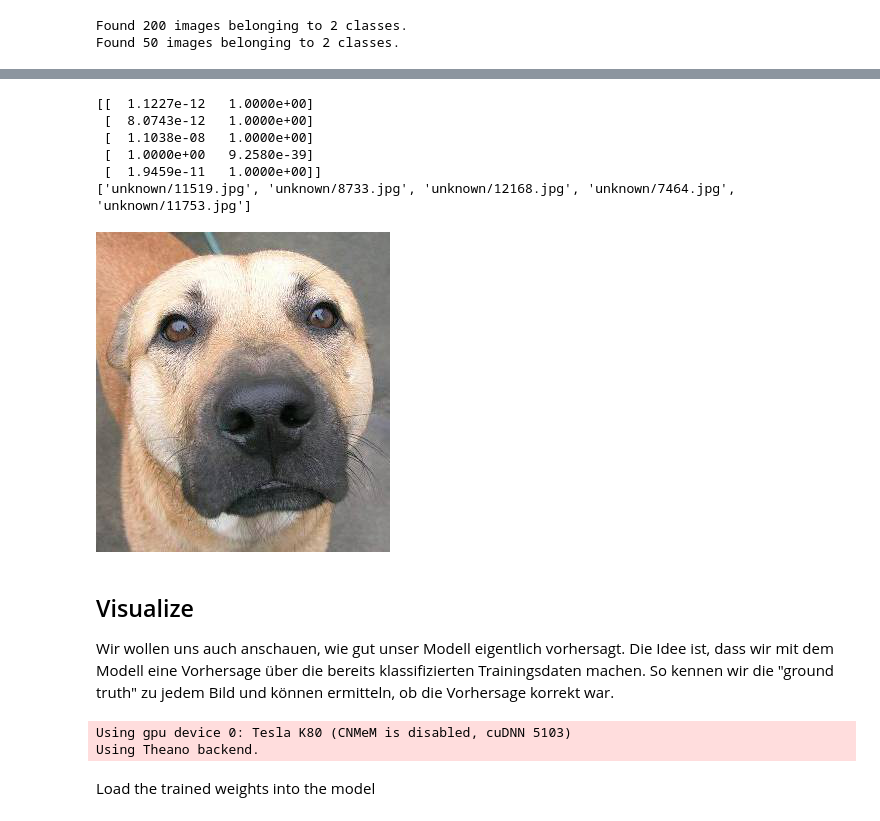
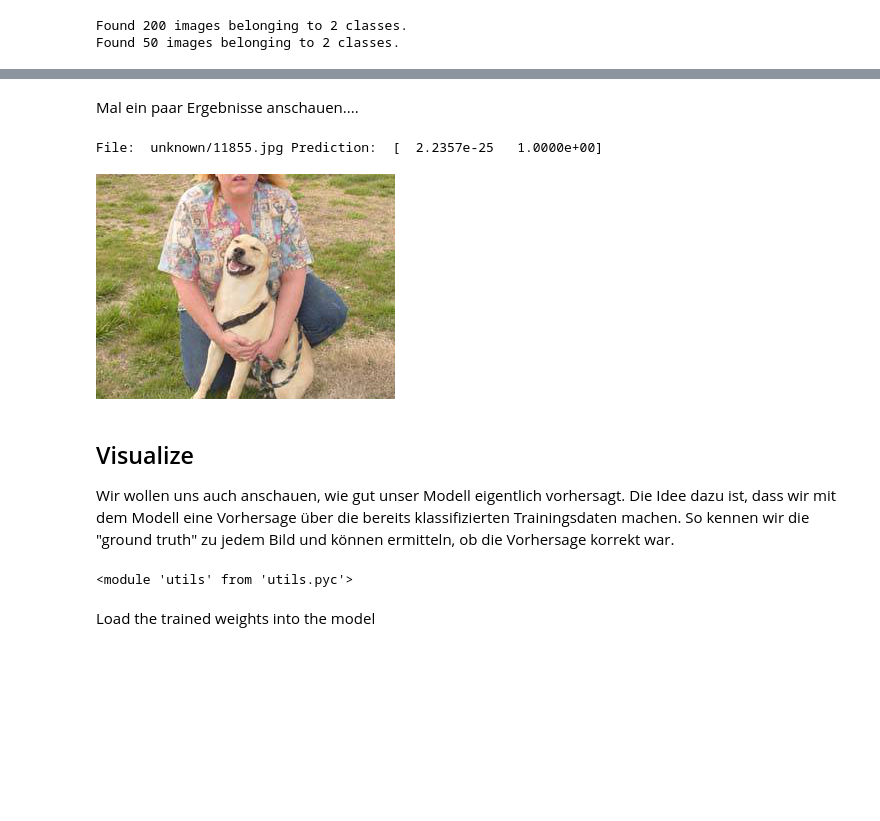
Before and after one commit to uma1966/dl-workshop, a Jupyter notebook: cats-vs-dogs.ipynb, the cells around one changed output, grey strips where cells are left out. Drawn from its saved outputs; the diff is of its cells as text; code cells hidden in the pictures; blank space fills up the shorter version.

```diff
--- a/cats-vs-dogs.ipynb
+++ b/cats-vs-dogs.ipynb
@@ -116,8 +130,6 @@ Using gpu device 0: Tesla K80 (CNMeM is disabled, cuDNN 5103)
 # %%
-# Grab a few images at a time for training and validation.
-# NB: They must be in subdirectories named based on their category
-batches = vgg.get_batches(path+'train', batch_size=batch_size)
-val_batches = vgg.get_batches(path+'valid', batch_size=batch_size*2)
+batches = vgg.get_batches(os.path.join(path,'train'), batch_size=batch_size)
+val_batches = vgg.get_batches(os.path.join(path,'valid'), batch_size=batch_size*2)
 vgg.finetune(batches)
 # %% [output]
 Found 200 images belonging to 2 classes.
@@ -125,12 +145,13 @@ Found 50 images belonging to 2 classes.
 # %%
-#Not sure if we set this for all fits
+# Learning rate:
 vgg.model.optimizer.lr = 0.01
 
-results_path = '{}results'.format(path)
+results_path = os.path.join(path,'results')
+
 for epoch in range(1,epochs+1):
     print 'fit epoch {}'.format(epoch)
     vgg.fit(batches, val_batches, nb_epoch=1)
-    weights_filename = '{}/vgg_weights-{}.h5'.format(results_path,epoch)
+    weights_filename = os.path.join(results_path,'vgg_weights-{}.h5'.format(epoch))
     print 'saving weights to {}'.format(weights_filename)
     vgg.model.save_weights(weights_filename)
 # %% [output]
@@ -165,13 +188,11 @@ stop predicting at Tue Nov 21 16:10:18 2017
+# %% [markdown]
+Mal ein paar Ergebnisse anschauen....
 # %%
-print(predictions[:5])
-print(batches.filenames[:5])
+idx = -2
+
+print "File: ", batches.filenames[idx], "Prediction: ", predictions[idx]
 from PIL import Image
-Image.open(os.path.join(test_path,batches.filenames[-1]))
+Image.open(os.path.join(test_path,batches.filenames[idx]))
 # %% [output]
-[[  1.1227e-12   1.0000e+00]
- [  8.0743e-12   1.0000e+00]
- [  1.1038e-08   1.0000e+00]
- [  1.0000e+00   9.2580e-39]
- [  1.9459e-11   1.0000e+00]]
-['unknown/11519.jpg', 'unknown/8733.jpg', 'unknown/12168.jpg', 'unknown/7464.jpg', 'unknown/11753.jpg']
+File:  unknown/11855.jpg Prediction:  [  2.2357e-25   1.0000e+00]
-[figure, old version]
+[figure, new version]
@@ -178,19 +201,18 @@ Image.open(os.path.join(test_path,batches.filenames[-1]))
 # %% [markdown]
 ## Visualize
 
-Wir wollen uns auch anschauen, wie gut unser Modell eigentlich vorhersagt. Die Idee ist, dass wir mit dem Modell eine Vorhersage über die bereits klassifizierten Trainingsdaten machen. So kennen wir die "ground truth" zu jedem Bild und können ermitteln, ob die Vorhersage korrekt war.
+Wir wollen uns auch anschauen, wie gut unser Modell eigentlich vorhersagt. Die Idee dazu ist, dass wir mit dem Modell eine Vorhersage über die bereits klassifizierten Trainingsdaten machen. So kennen wir die "ground truth" zu jedem Bild und können ermitteln, ob die Vorhersage korrekt war.
 # %%
 if not 'path' in locals():
-    # path = "data/redux/sample/"
-    path = "data/redux/"
+    path = "sample/"
+    # path = "data/"
 
 #import numpy as np
-#import utils; reload(utils)
+import utils; reload(utils)
 #import vgg16; reload(vgg16)
 #from vgg16 import Vgg16
 # %% [output]
-Using gpu device 0: Tesla K80 (CNMeM is disabled, cuDNN 5103)
-Using Theano backend.
+<module 'utils' from 'utils.pyc'>
 # %% [markdown]
 Load the trained weights into the model
 # %%
```
Also changed, not shown: parts of 40 cells of this notebook, 1 other file.
